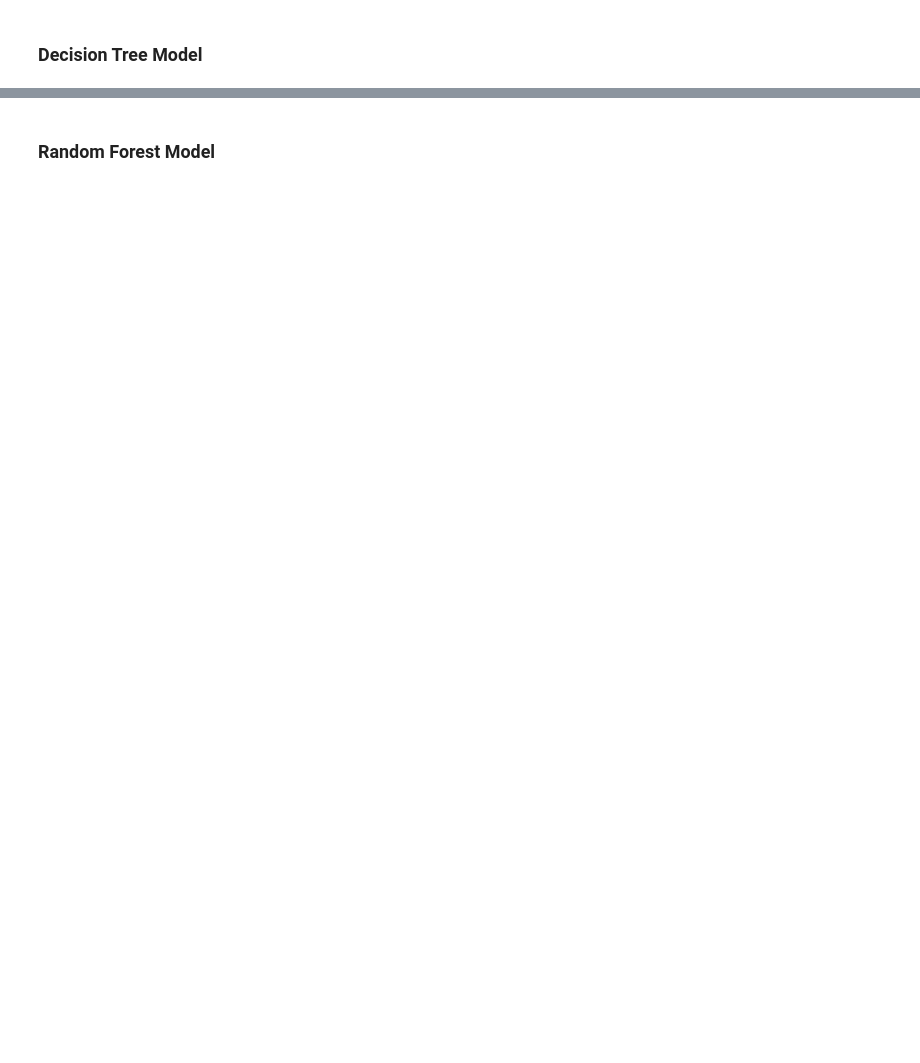
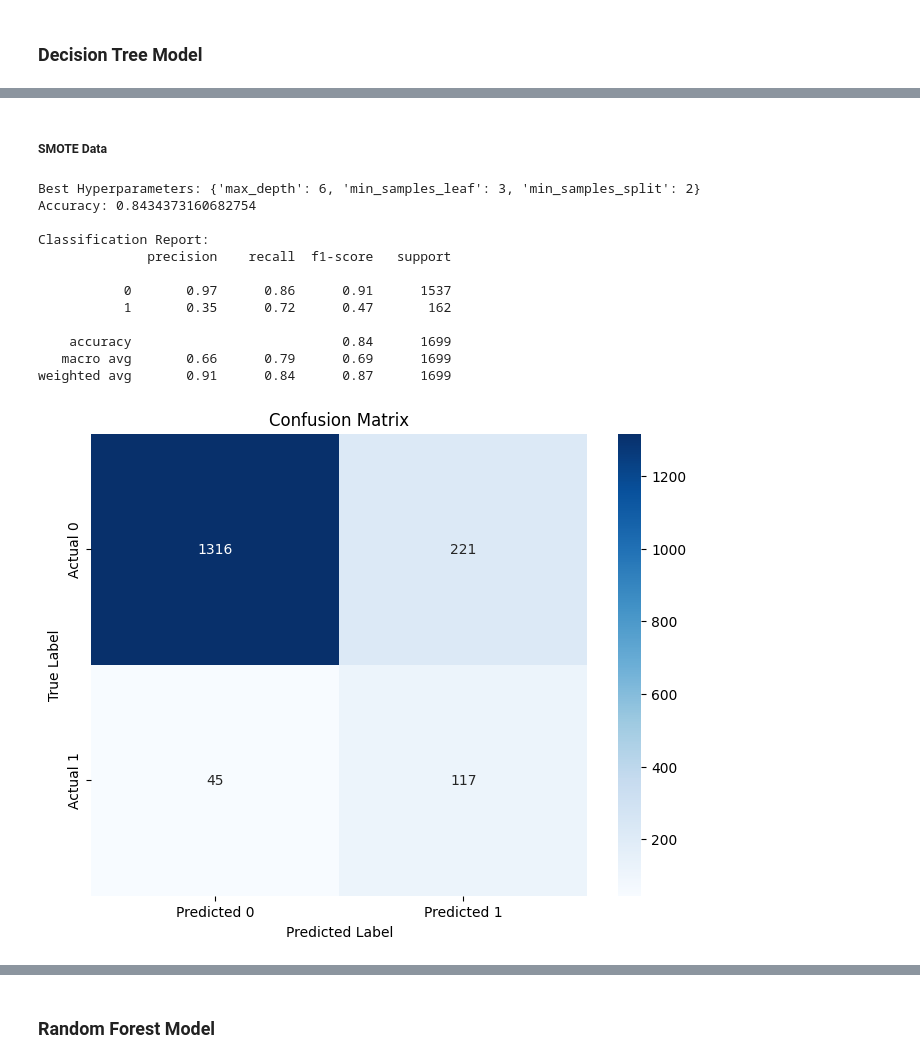
Before and after one commit to JasonCP14/diabetes-prediction, a Jupyter notebook: src/script.ipynb, the cells around one changed output, grey strips where cells are left out. Drawn from its saved outputs; the diff is of its cells as text; code cells hidden in the pictures; blank space fills up the shorter version.

```diff
--- a/src/script.ipynb
+++ b/src/script.ipynb
@@ -182,0 +234,55 @@ weighted avg       0.93      0.94      0.94      1699
+# %% [markdown]
+##### SMOTE Data
+# %%
+# Create a Decision Tree classifier
+dt_smote = DecisionTreeClassifier(random_state=seed)
+
+# Define hyperparameters to tune
+dt_smote_grid = {
+    "max_depth": [3, 4, 5, 6],
+    "min_samples_leaf": [2, 3, 4, 5],
+    "min_samples_split": [2, 5, 8]
+}
+
+# Use GridSearchCV for hyperparameter tuning
+dt_smote_grid_search = GridSearchCV(estimator=dt_smote, param_grid=dt_smote_grid, cv=5, scoring="accuracy")
+dt_smote_grid_search.fit(x_smote, y_smote)
+dt_smote_best_model = dt_smote_grid_search.best_estimator_
+
+# Get the best hyperparameters
+dt_smote_best_params = dt_smote_grid_search.best_params_
+print("Best Hyperparameters:", dt_smote_best_params)
+
+# Evaluate the model
+dt_smote_best_pred = dt_smote_best_model.predict(x_test)
+dt_smote_acc = accuracy_score(y_test, dt_smote_best_pred)
+dt_smote_conf = confusion_matrix(y_test, dt_smote_best_pred)
+dt_smote_report = classification_report(y_test, dt_smote_best_pred)
+
+print(f"Accuracy: {dt_smote_acc}\n")
+print(f"Classification Report:\n{dt_smote_report}")
+plt.figure(figsize=(8, 6))
+sns.heatmap(dt_smote_conf, annot=True, fmt="d", cmap="Blues", xticklabels=["Predicted 0", "Predicted 1"], yticklabels=["Actual 0", "Actual 1"])
+plt.xlabel("Predicted Label")
+plt.ylabel("True Label")
+plt.title("Confusion Matrix")
+plt.show()
+
+# Visualize the decision tree
+plt.figure(figsize=(12, 8))
+plot_tree(dt_smote_best_model, feature_names=x_train.columns, class_names=["0", "1"], filled=True)
+plt.show()
+# %% [output]
+Best Hyperparameters: {'max_depth': 6, 'min_samples_leaf': 3, 'min_samples_split': 2}
+Accuracy: 0.8434373160682754
+
+Classification Report:
+              precision    recall  f1-score   support
+
+           0       0.97      0.86      0.91      1537
+           1       0.35      0.72      0.47       162
+
+    accuracy                           0.84      1699
+   macro avg       0.66      0.79      0.69      1699
+weighted avg       0.91      0.84      0.87      1699
+[figure, added]
```
Also changed, not shown: parts of 17 cells of this notebook, 1 other file.
